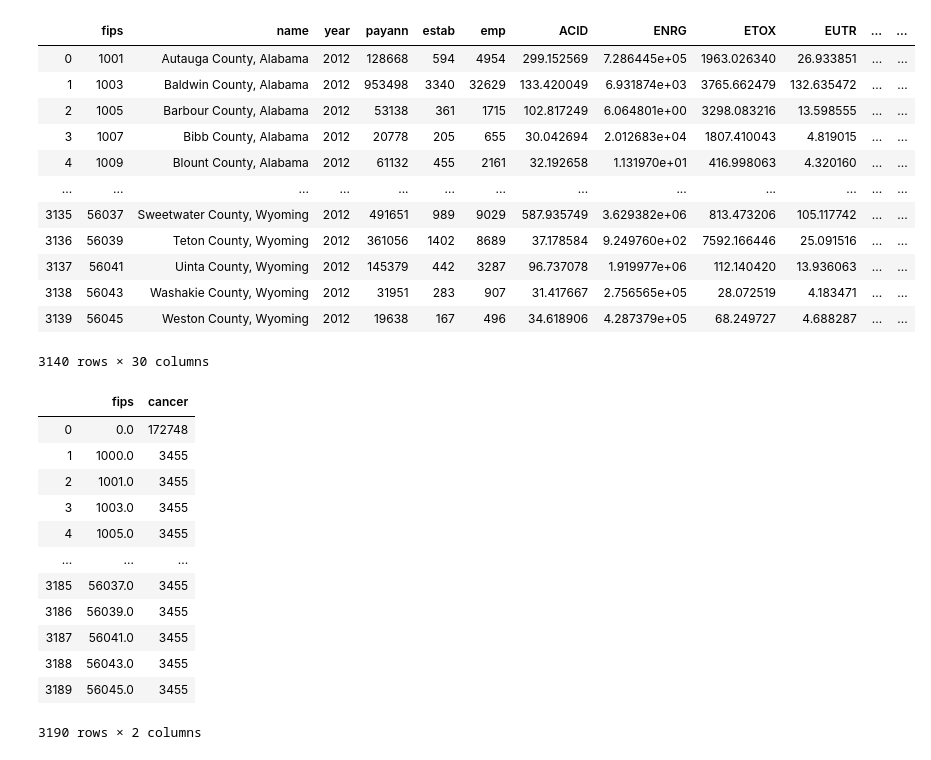
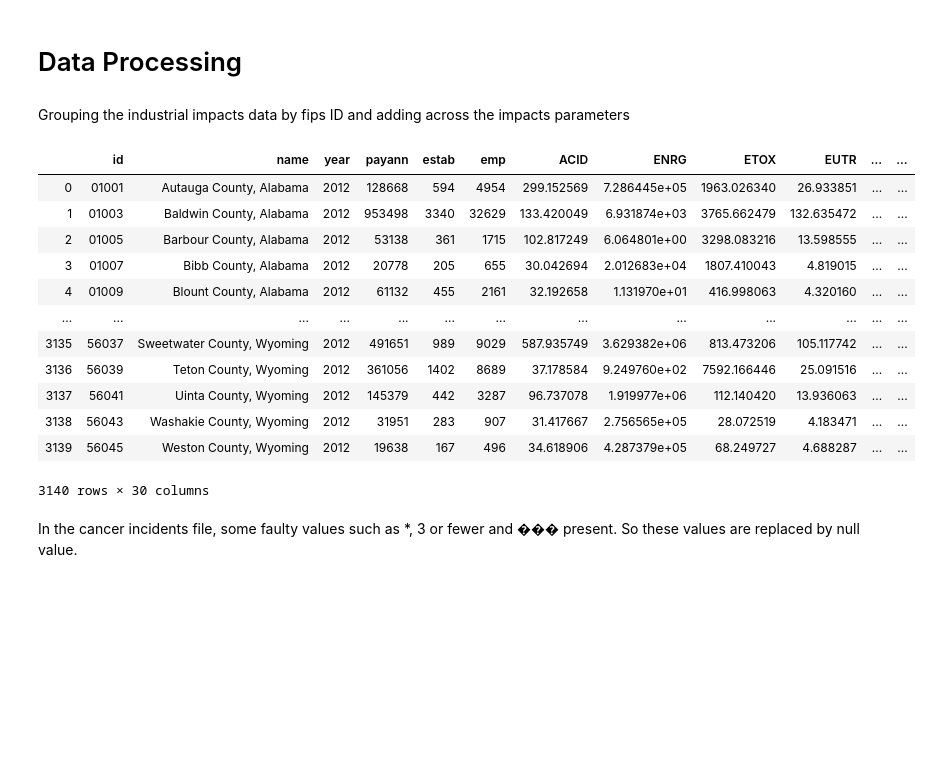
Before and after one commit to Merrel/Cancer-Industry-Dashboard, a Jupyter notebook: demo_viz/viz-data/Viz-Data-Setup.ipynb, the cells around one changed output. Cells and saved outputs as stored; diff of their text form; code cells hidden in the pictures; blank space fills up the shorter version.

```diff
--- a/demo_viz/viz-data/Viz-Data-Setup.ipynb
+++ b/demo_viz/viz-data/Viz-Data-Setup.ipynb
@@ -3,3 +3,15 @@
 import re
 import pandas as pd
 import numpy as np
+# %%
+# Helper Functions
+def fips_to_str(fips):
+    fips_str = str(int(fips))
+
+    while len(fips_str) < 5:
+        fips_str = '0' + fips_str
+
+    return fips_str
+
+def extract_state_fips(fips_str):
+    return int(fips_str[0:2])
@@ -6,5 +40,7 @@ import numpy as np
 # %%
+# Load industrial impacts data
 df = pd.read_csv("../../data_clean/indicators_per-industry_per-county.csv")
+df['id'] = df.fips.apply(fips_to_str)
 df
 # %% [output]
 |  | Unnamed: 0 | fips | county | name | industry_code | industry_detail | relevant_naics | year | ... |
@@ -23,16 +77,20 @@ df
+# %% [markdown]
+# Data Processing
+# %% [markdown]
+Grouping the industrial impacts data by fips ID and adding across the impacts parameters
 # %%
-df_new = df.groupby(['fips', 'name', 'year'], as_index=False)['payann', 'estab',
+df_new = df.groupby(['id', 'name', 'year'], as_index=False)['payann', 'estab',
     'emp', 'ACID', 'ENRG', 'ETOX', 'EUTR', 'FOOD', 'GCC', 'HAPS', 'HAZW', 'HC',
     'HNC', 'HRSP', 'HTOX', 'JOBS', 'LAND', 'METL', 'MINE', 'MSW', 'NREN',
        'OZON', 'PEST', 'REN', 'SMOG', 'VADD', 'WATR'].sum()
 df_new
 # %% [output]
-|  | fips | name | year | payann | estab | emp | ACID | ENRG | ETOX | EUTR | ... | ... |
-| 0 | 1001 | Autauga County, Alabama | 2012 | 128668 | 594 | 4954 | 299.152569 | 7.286445e+05 | 1963.026340 | 26.933851 | ... | ... |
-| 1 | 1003 | Baldwin County, Alabama | 2012 | 953498 | 3340 | 32629 | 133.420049 | 6.931874e+03 | 3765.662479 | 132.635472 | ... | ... |
-| 2 | 1005 | Barbour County, Alabama | 2012 | 53138 | 361 | 1715 | 102.817249 | 6.064801e+00 | 3298.083216 | 13.598555 | ... | ... |
-| 3 | 1007 | Bibb County, Alabama | 2012 | 20778 | 205 | 655 | 30.042694 | 2.012683e+04 | 1807.410043 | 4.819015 | ... | ... |
-| 4 | 1009 | Blount County, Alabama | 2012 | 61132 | 455 | 2161 | 32.192658 | 1.131970e+01 | 416.998063 | 4.320160 | ... | ... |
+|  | id | name | year | payann | estab | emp | ACID | ENRG | ETOX | EUTR | ... | ... |
+| 0 | 01001 | Autauga County, Alabama | 2012 | 128668 | 594 | 4954 | 299.152569 | 7.286445e+05 | 1963.026340 | 26.933851 | ... | ... |
+| 1 | 01003 | Baldwin County, Alabama | 2012 | 953498 | 3340 | 32629 | 133.420049 | 6.931874e+03 | 3765.662479 | 132.635472 | ... | ... |
+| 2 | 01005 | Barbour County, Alabama | 2012 | 53138 | 361 | 1715 | 102.817249 | 6.064801e+00 | 3298.083216 | 13.598555 | ... | ... |
+| 3 | 01007 | Bibb County, Alabama | 2012 | 20778 | 205 | 655 | 30.042694 | 2.012683e+04 | 1807.410043 | 4.819015 | ... | ... |
+| 4 | 01009 | Blount County, Alabama | 2012 | 61132 | 455 | 2161 | 32.192658 | 1.131970e+01 | 416.998063 | 4.320160 | ... | ... |
 | ... | ... | ... | ... | ... | ... | ... | ... | ... | ... | ... | ... | ... |
 | 3135 | 56037 | Sweetwater County, Wyoming | 2012 | 491651 | 989 | 9029 | 587.935749 | 3.629382e+06 | 813.473206 | 105.117742 | ... | ... |
 | 3136 | 56039 | Teton County, Wyoming | 2012 | 361056 | 1402 | 8689 | 37.178584 | 9.249760e+02 | 7592.166446 | 25.091516 | ... | ... |
@@ -40,22 +98,5 @@ df_new
 | 3138 | 56043 | Washakie County, Wyoming | 2012 | 31951 | 283 | 907 | 31.417667 | 2.756565e+05 | 28.072519 | 4.183471 | ... | ... |
 | 3139 | 56045 | Weston County, Wyoming | 2012 | 19638 | 167 | 496 | 34.618906 | 4.287379e+05 | 68.249727 | 4.688287 | ... | ... |
 3140 rows × 30 columns
-# %%
-df_cancer = pd.read_csv("../../data_clean/CDC_CancerByCounty/incidencerates.csv")
-cancer_df = df_cancer[['fips', 'cancer']]  # 'trend_last_5' missing data in 10 counties
-df_cancer=cancer_df.groupby(['fips'], as_index=False).sum()
-df_cancer
-# %% [output]
-|  | fips | cancer |
-| 0 | 0.0 | 172748 |
-| 1 | 1000.0 | 3455 |
-| 2 | 1001.0 | 3455 |
-| 3 | 1003.0 | 3455 |
-| 4 | 1005.0 | 3455 |
-| ... | ... | ... |
-| 3185 | 56037.0 | 3455 |
-| 3186 | 56039.0 | 3455 |
-| 3187 | 56041.0 | 3455 |
-| 3188 | 56043.0 | 3455 |
-| 3189 | 56045.0 | 3455 |
-3190 rows × 2 columns
+# %% [markdown]
+In the cancer incidents file, some faulty values such as \*, 3 or fewer and ��� present. So these values are replaced by null value.
```
Also changed, not shown: parts of 27 cells of this notebook, 3 other files.
